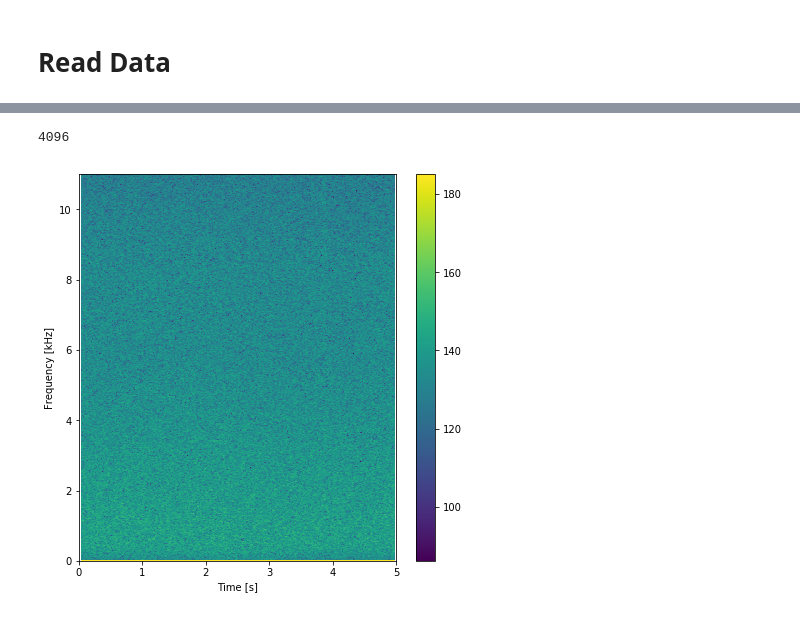
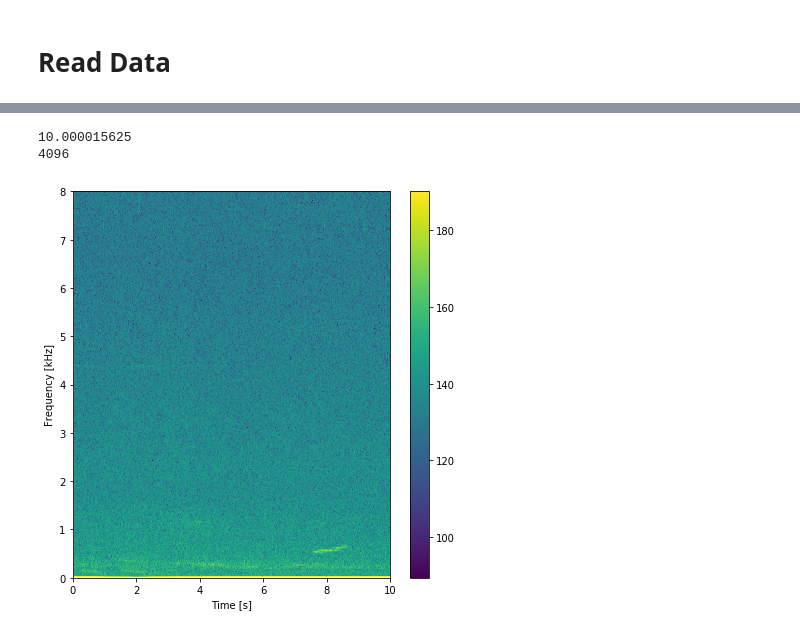
Before and after one commit to whaledr/whalebooks, a Jupyter notebook: read_OOI.ipynb, the cells around one changed output, grey strips where cells are left out. Saved outputs shown, nothing was run; the diff lists cells and outputs as text; code cells hidden in the pictures.

Commit message:
Created 10 second spectrogram + better wav processing setup

```diff
--- a/read_OOI.ipynb
+++ b/read_OOI.ipynb
@@ -63,6 +78,7 @@ def _nearest_pow_2(x):
 wlen = 0.056;  # bin size in sec
 npts = len(st[0])
 end = npts / samp_rate
+print(end)
 nfft = int(_nearest_pow_2(wlen * samp_rate))  # number of fft points of each bin
 print(nfft)
 per_lap = 0.995      # percentage of overlap
@@ -86,20 +102,22 @@ _range = float(specgram.max() - specgram.min())
 vmin = specgram.min() + vmin * _range
 vmax = specgram.min() + vmax * _range
 norm = Normalize(vmin, vmax)  # to scale a 2-D float X input to the (0, 1) range for input to the cmap
-
-# plot spectrogram
-fig = plt.figure(figsize=(8,8))
-ax = fig.add_subplot(111)
-cax = ax.imshow(specgram, interpolation="nearest", extent=extent, norm=norm, cmap='viridis')
-dpi = fig.get_dpi()
-fig.set_size_inches(512/float(dpi),512/float(dpi))
-ax.axis('tight')
-ax.set_xlim(0, end)
-ax.set_ylim(0,11)
-ax.grid(False)
-ax.set_xlabel('Time [s]')
-ax.set_ylabel('Frequency [kHz]')
-cbar = fig.colorbar(cax)
 # %% [output]
+10.000015625
 4096
-[figure, removed]
+# %%
+# plot spectrogram
+fig = plt.figure(figsize=(8,8))
+ax = fig.add_subplot(111)
+cax = ax.imshow(specgram, interpolation="nearest", extent=extent, norm=norm, cmap='viridis')
+dpi = fig.get_dpi()
+fig.set_size_inches(512/float(dpi),512/float(dpi))
+ax.axis('tight')
+ax.set_xlim(0, end)
+ax.set_ylim(0,8)
+ax.grid(False)
+ax.set_xlabel('Time [s]')
+ax.set_ylabel('Frequency [kHz]')
+cbar = fig.colorbar(cax)
+# %% [output]
+[figure, added]
```
Also changed, not shown: parts of 4 cells of this notebook, 4 other files.
